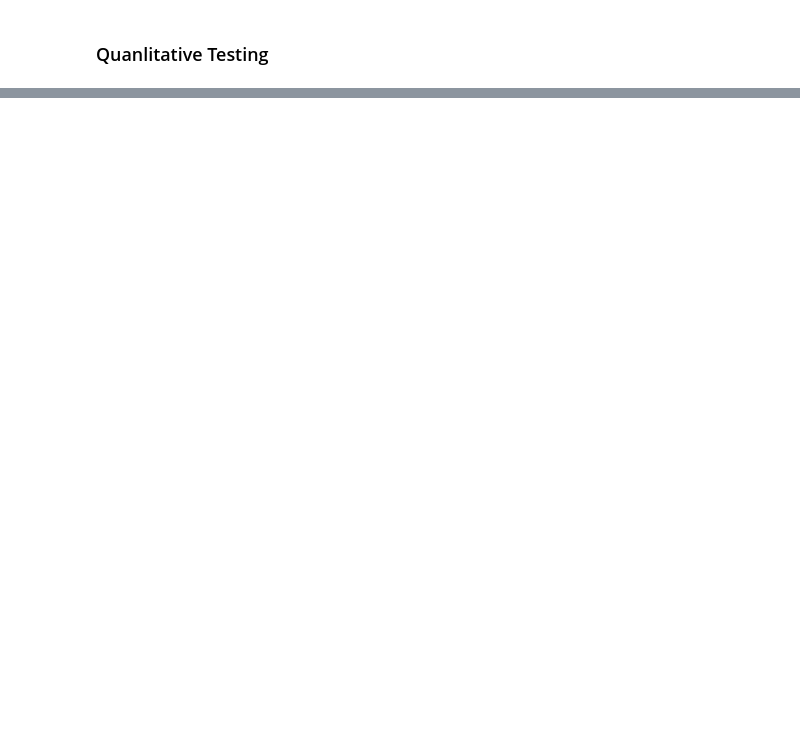
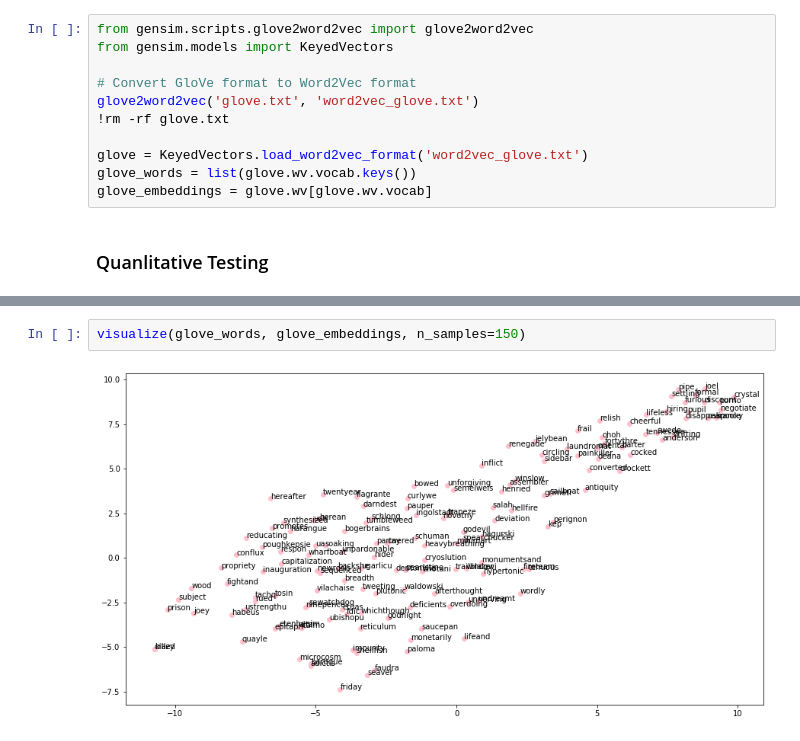
Before and after one commit to btcnhung1299/cinnamon-ai-bootcamp, a Jupyter notebook: word-embedding/Word Embedding for Sentimental Analysis.ipynb, the cells around one changed output, grey strips where cells are left out. Saved outputs shown, nothing was run; the diff lists cells and outputs as text; blank space fills up the shorter version.

```diff
--- a/word-embedding/Word Embedding for Sentimental Analysis.ipynb
+++ b/word-embedding/Word Embedding for Sentimental Analysis.ipynb
@@ -211,3 +242,14 @@ skipgram_embeddings = skipgram.wv[skipgram.wv.vocab]
+# %%
+from gensim.scripts.glove2word2vec import glove2word2vec
+from gensim.models import KeyedVectors
+
+# Convert GloVe format to Word2Vec format
+glove2word2vec('glove.txt', 'word2vec_glove.txt')
+!rm -rf glove.txt
+
+glove = KeyedVectors.load_word2vec_format('word2vec_glove.txt')
+glove_words = list(glove.wv.vocab.keys())
+glove_embeddings = glove.wv[glove.wv.vocab]
 # %% [markdown]
 ### Quanlitative Testing
 # %%
@@ -234,0 +281,4 @@ visualize(skipgram_words, skipgram_embeddings, n_samples=100)
+# %%
+visualize(glove_words, glove_embeddings, n_samples=150)
+# %% [output]
+[figure, added]
```
Also changed, not shown: parts of 16 cells of this notebook.
